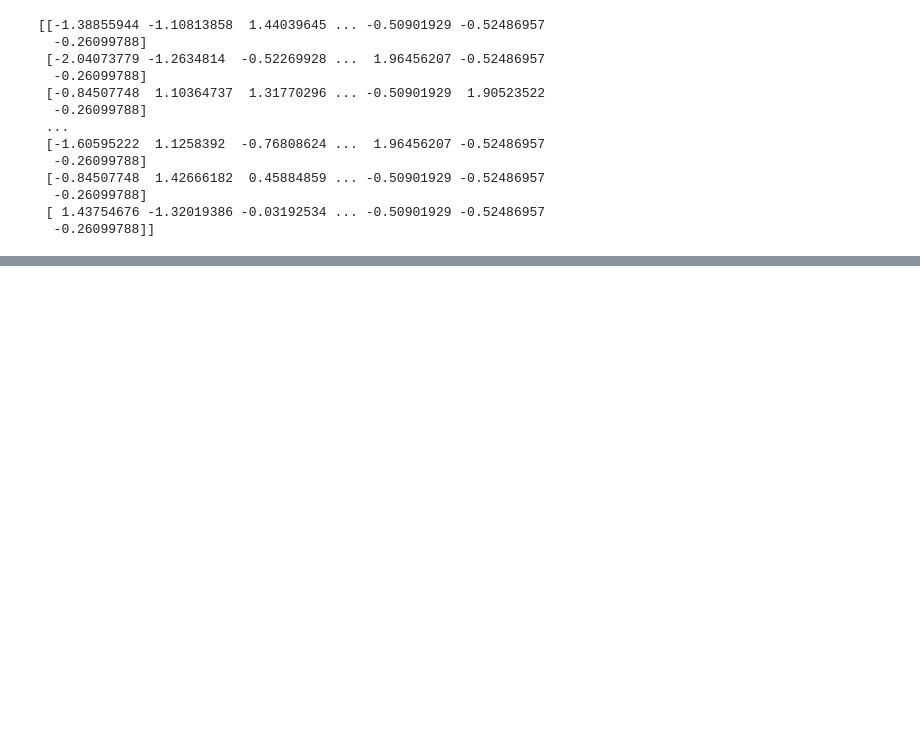
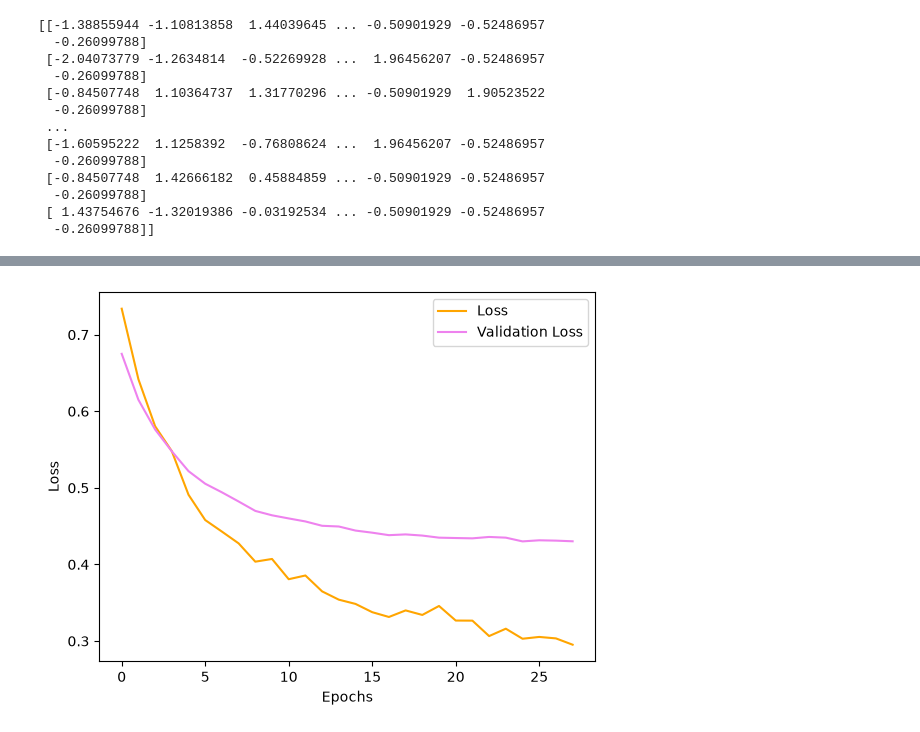
Before and after one commit to Ritik-Kumar-2002/Employee-Attrition-Prediction-system, a Jupyter notebook: notebooks/EDA.ipynb, the cells around one changed output, grey strips where cells are left out. Saved outputs shown, nothing was run; the diff lists cells and outputs as text; code cells hidden in the pictures; blank space fills up the shorter version.

```diff
--- a/notebooks/EDA.ipynb
+++ b/notebooks/EDA.ipynb
@@ -497,0 +632,11 @@ Random Forest F1 Score: 0.2127659574468085
+# %%
+# Loss Graph
+
+plt.plot(history.history['loss'], color='orange', label='Loss')
+plt.plot(history.history['val_loss'],color='violet', label='Validation Loss')
+plt.xlabel('Epochs')
+plt.ylabel('Loss')
+plt.legend()
+plt.show()
+# %% [output]
+[figure, added]
```
Also changed, not shown: parts of 51 cells of this notebook, 6 other files.
